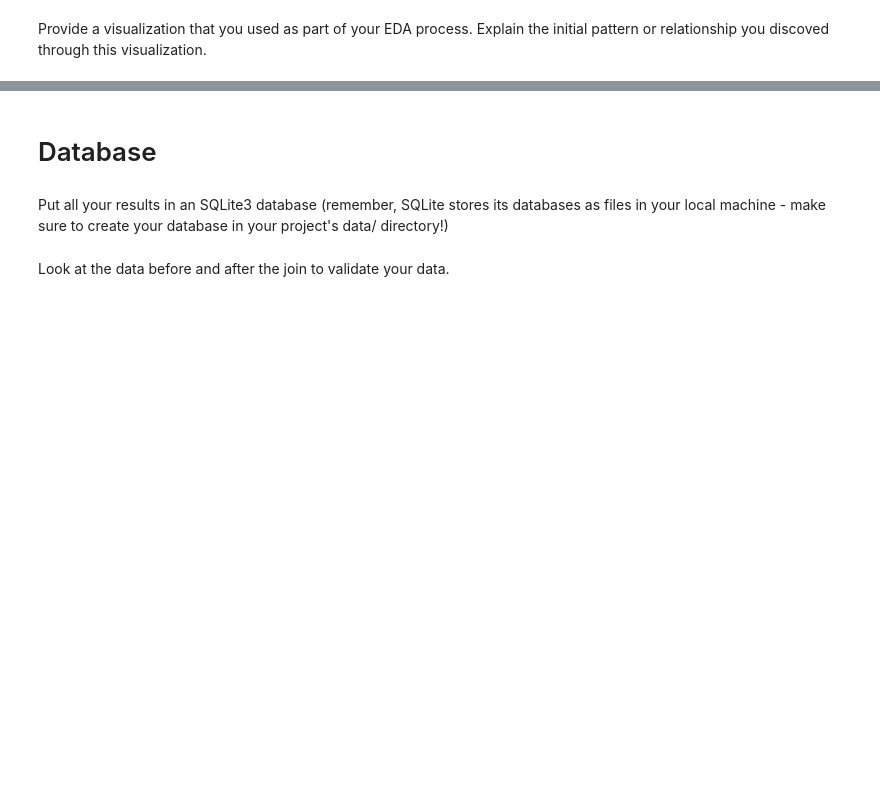
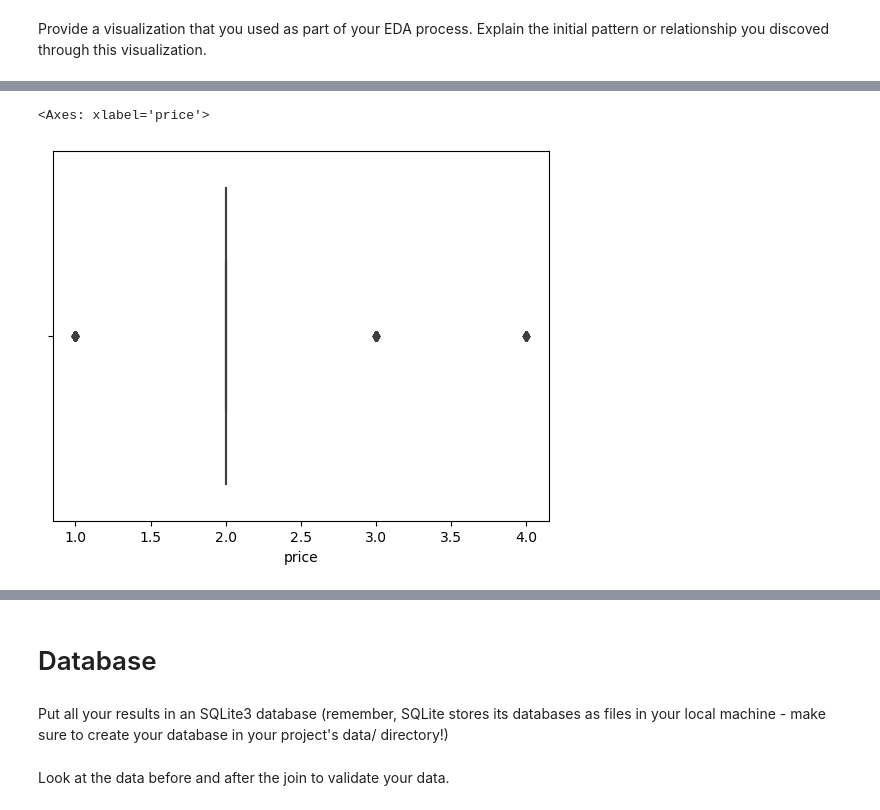
Before and after one commit to SBangarh/Bike-station-and-destination-location, a Jupyter notebook: notebooks/joining_data.ipynb, the cells around one changed output, grey strips where cells are left out. Cells and saved outputs as stored; diff of their text form; code cells hidden in the pictures; blank space fills up the shorter version.

```diff
--- a/notebooks/joining_data.ipynb
+++ b/notebooks/joining_data.ipynb
@@ -33,0 +81,5 @@ Provide a visualization that you used as part of your EDA process. Explain the i
+# %%
+sns.boxplot(x=combined_df_final['price'])
+# %% [output]
+<Axes: xlabel='price'>
+[figure, added]
```
Also changed, not shown: parts of 8 cells of this notebook.
